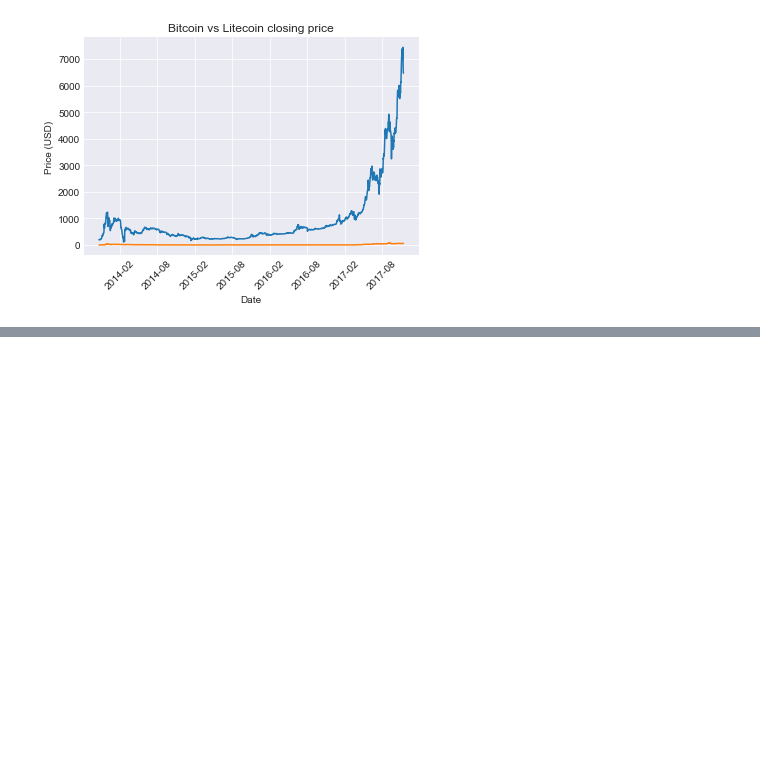
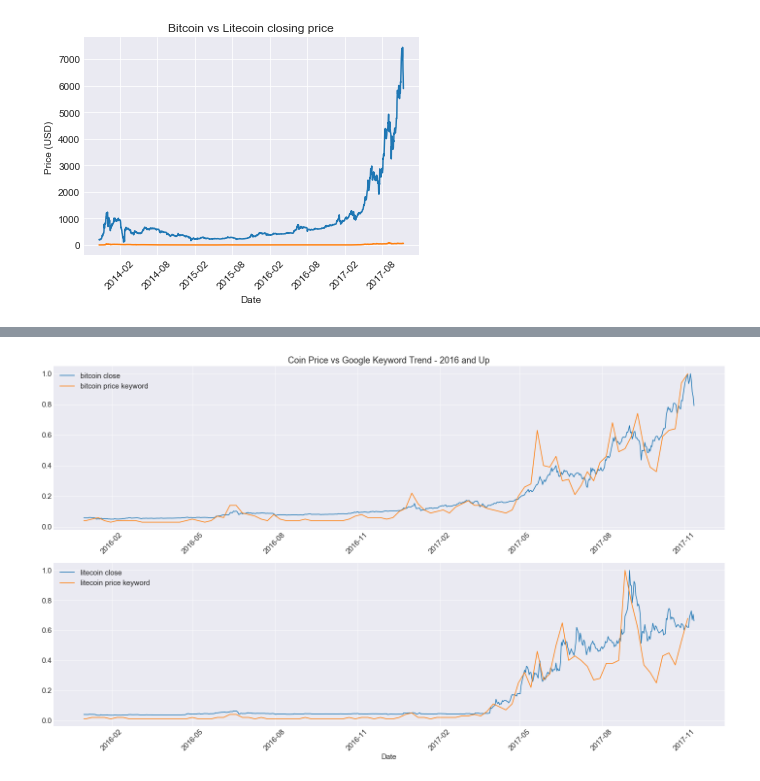
Before and after one commit to racineda/data-science-career-track, a Jupyter notebook: capstone-1-project/racine-david-capstone1.ipynb, the cells around one changed output, grey strips where cells are left out. Drawn from its saved outputs; the diff is of its cells as text; code cells hidden in the pictures; blank space fills up the shorter version.

```diff
--- a/capstone-1-project/racine-david-capstone1.ipynb
+++ b/capstone-1-project/racine-david-capstone1.ipynb
@@ -260,6 +275,6 @@ plt.show()
 # %%
 #
-# Concatinate the keyword search data with the df_coins dataframe.
+# Instert the keyword search data into the df_coins dataframe.
 #
-df_coins['btc_kwrd'] = df_kwrd_bitcoin.bitcoin
-df_coins['ltc_kwrd'] = df_kwrd_litecoin.litecoin
+df_coins['btc_kwrd'] = df_kwrd_bitcoin[btc_kwrd[0]]
+df_coins['ltc_kwrd'] = df_kwrd_litecoin[ltc_kwrd[0]]
@@ -288,0 +308,28 @@ plt.show()
+# %%
+#
+# Obtain 2016 and on.
+#
+year = '2016'
+
+#
+# Plot price vs keyword on the same plot for 2016 and on.
+#
+plt.rcParams.update({'font.size': 15})
+sns.set_style("darkgrid")
+fig = plt.figure(figsize=(20, 12))
+ax = fig.add_subplot(211)
+plt.title("Coin Price vs Google Keyword Trend - " + year + " and Up")
+ax.plot(df_coins[year:].btc_close / df_coins[year:].btc_close.max())
+ax.plot(df_coins[year:].btc_kwrd / df_coins[year:].btc_kwrd.max())
+ax.legend(["bitcoin close", btc_kwrd[0] + " keyword"], loc="upper left")
+plt.xticks(rotation=45)
+ax = fig.add_subplot(212)
+ax.plot(df_coins[year:].ltc_close / df_coins[year:].ltc_close.max())
+ax.plot(df_coins[year:].ltc_kwrd / df_coins[year:].ltc_kwrd.max())
+ax.legend(["litecoin close", ltc_kwrd[0] + " keyword"], loc="upper left")
+plt.xticks(rotation=45)
+plt.xlabel("Date")
+plt.tight_layout()
+plt.show()
+# %% [output]
+[figure, added]
```
Also changed, not shown: parts of 29 cells of this notebook, 2 other files.
